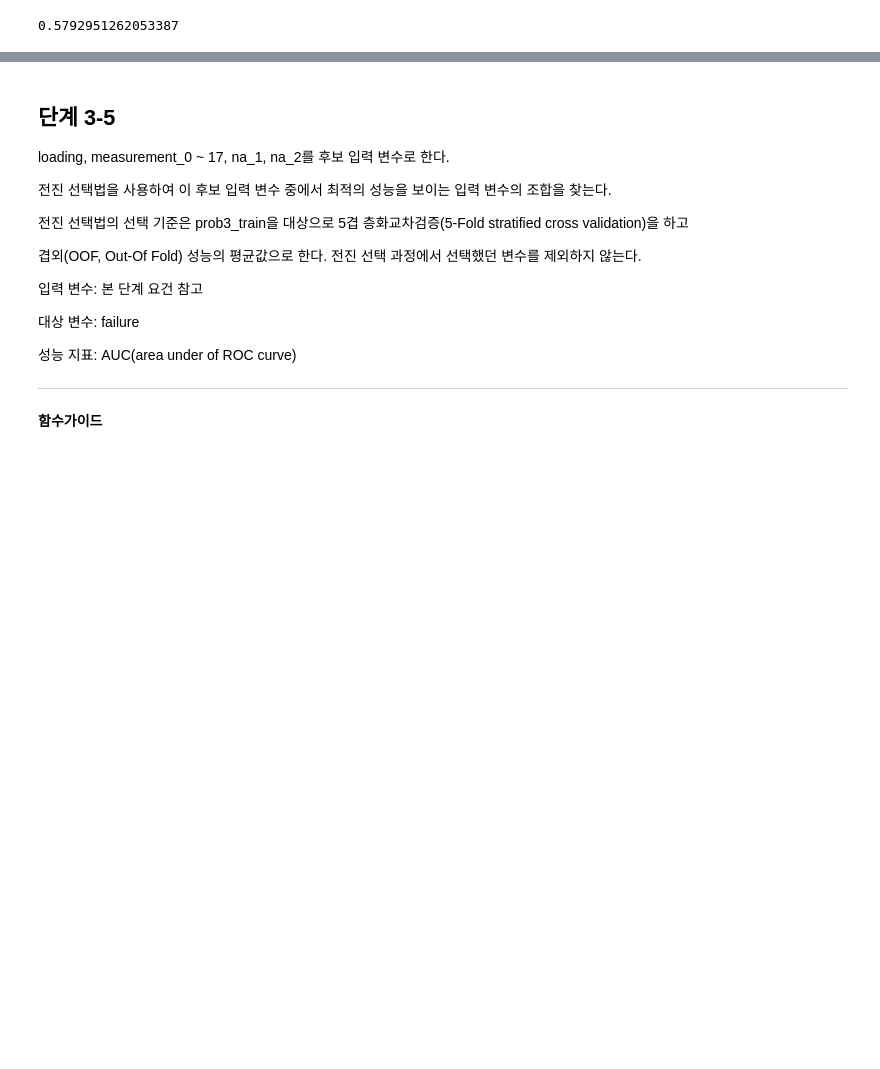
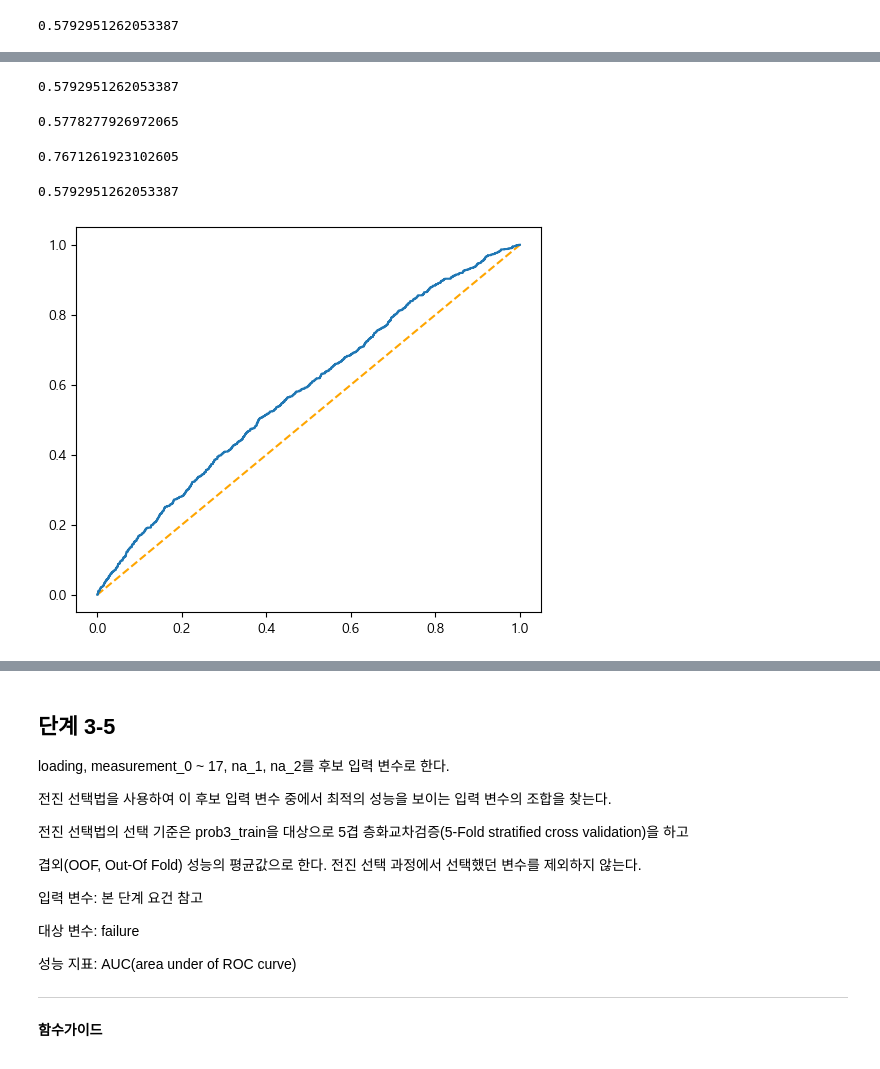
Before and after one commit to sunkusun9/DS_lv3_2312, a Jupyter notebook: sec_ds_lv3_prob1_prob.ipynb, the cells around one changed output, grey strips where cells are left out. Cells and saved outputs as stored; diff of their text form; code cells hidden in the pictures; blank space fills up the shorter version.

```diff
--- a/sec_ds_lv3_prob1_prob.ipynb
+++ b/sec_ds_lv3_prob1_prob.ipynb
@@ -879,0 +842,12 @@ pd.DataFrame(
+# %%
+# LogisticRegression 의 decision_function은 Logit을 줍니다.
+# 이 로짓을 넘겨도 유효합니다.
+roc_auc_score(df_prob3_test['failure'], clf_lr.decision_function(df_prob3_test[X_lr]))
+# %% [output]
+0.5792951262053387
+# %%
+# 스프링에 가한 부하와 실패 가능성은 비례합니다. loding을 전달해 봅니다.
+from sklearn.metrics import roc_auc_score
+roc_auc_score(df_prob3_test['failure'], df_prob3_test['loading'])
+# %% [output]
+0.5778277926972065
@@ -879,0 +869,43 @@ pd.DataFrame(
+# %%
+# 근사면적을 구하는 과정입니다.
+pd.DataFrame(
+    {
+        'tpr' : tprs,
+        'fpr': fprs
+    }
+).sort_values('fpr').assign(
+    fpr_1 = lambda x: x['fpr'].shift(1).fillna(0)
+).assign(
+    sq = lambda x: (x['fpr'] - x['fpr_1']) * x['tpr']
+)['sq'].sum()
+# %% [output]
+0.7671261923102605
+# %%
+# ROC AUC의 실제 값을 구해봅니다.
+df_prob3_test[['failure']].assign(
+    score = clf_lr.decision_function(df_prob3_test[X_lr])
+).sort_values('score', ascending=False).assign(
+    fpr=lambda x: (1-x['failure']).cumsum() / (1 - x['failure']).sum(),
+    tpr=lambda x: (x['failure']).cumsum() / ( x['failure']).sum(),
+).assign(
+    fpr_1 = lambda x: x['fpr'].shift(1).fillna(0)
+).assign(
+    sq = lambda x: (x['fpr'] - x['fpr_1']) * x['tpr']
+)['sq'].sum()
+# %% [output]
+0.5792951262053387
+# %%
+# ROC AUC를 그려봅니다.
+plt.figure(figsize=(6, 5))
+plt.plot([0, 1], [0, 1], color='orange', linestyle='--')
+df_prob3_test[['failure']].assign(
+    score = clf_lr.decision_function(df_prob3_test[X_lr])
+).sort_values('score', ascending=False).assign(
+    fpr=lambda x: (1-x['failure']).cumsum() / (1 - x['failure']).sum(),
+    tpr=lambda x: (x['failure']).cumsum() / ( x['failure']).sum(),
+).pipe(
+    lambda x: plt.plot(x['fpr'], x['tpr'])
+)
+plt.show()
+# %% [output]
+[figure, added]
```
Also changed, not shown: parts of 60 cells of this notebook.
